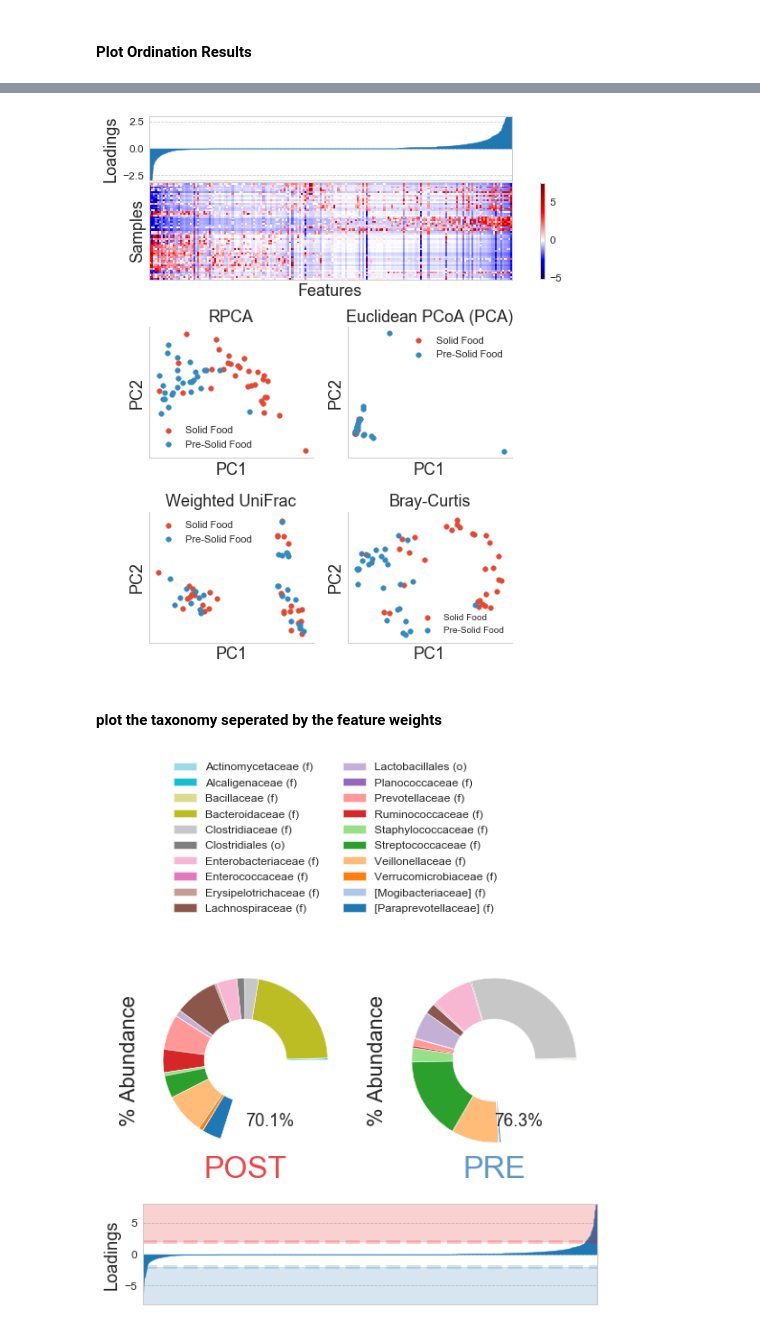
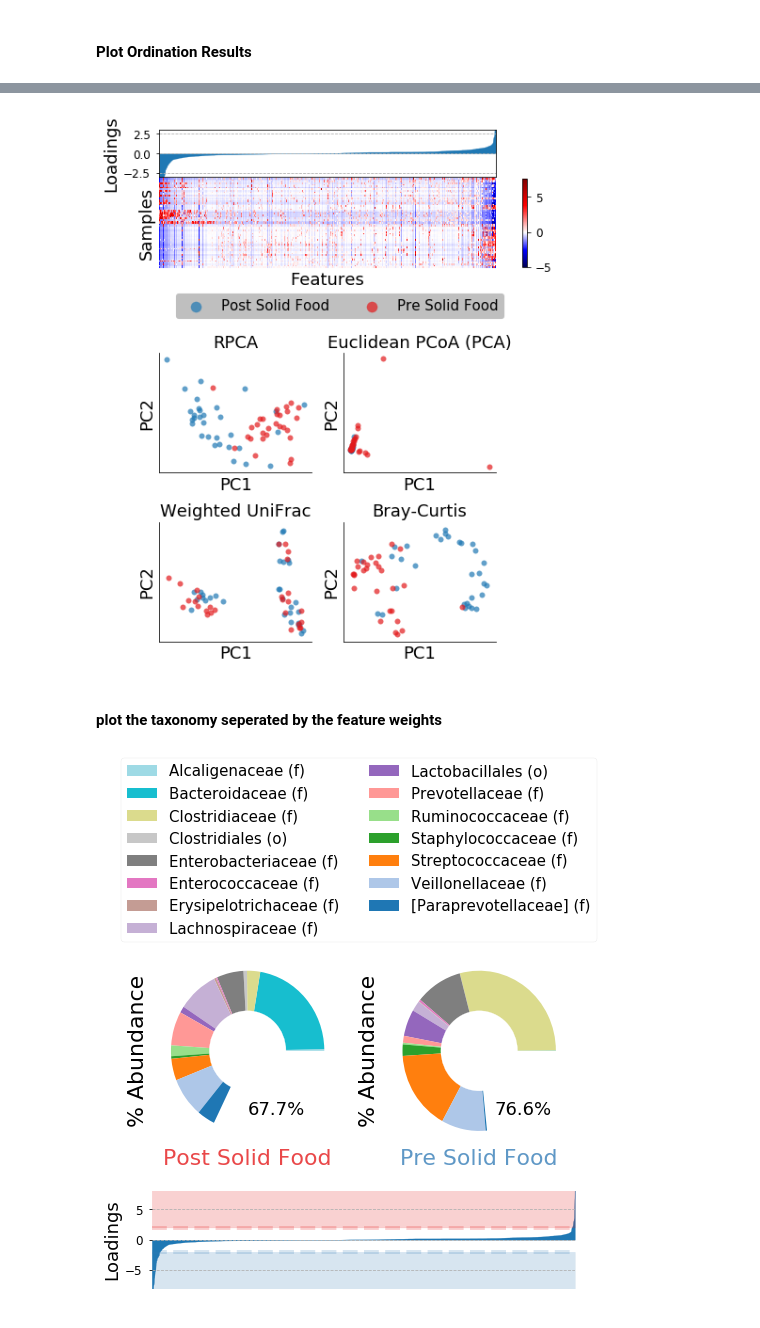
Before and after one commit to biocore/DEICODE, a Jupyter notebook: Examples/infant_gut.ipynb, the cells around one changed output, grey strips where cells are left out. Drawn from its saved outputs; the diff is of its cells as text; code cells hidden in the pictures.

```diff
--- a/Examples/infant_gut.ipynb
+++ b/Examples/infant_gut.ipynb
@@ -30,10 +30,6 @@ from gneiss.cluster import correlation_linkage
 %matplotlib inline
 # make the notebook readable
 from IPython.core.display import HTML
-plt.style.use('fivethirtyeight')
-plt.style.use('seaborn-white')
-plt.style.use('seaborn-darkgrid')
-plt.style.use('seaborn-paper')
 HTML("""<style>div.cell { /* Tunes the space between cells */margin-top:1em;margin-bottom:1em;}div.text_cell_render h1 { /* Main titles bigger, centered */
 font-size: 3em;line-height:1.4em;text-align:center;}
 div.text_cell_render h2 { /*  Parts names nearer from text */margin-bottom: -0.4em;}
@@ -70,8 +66,7 @@ taxonomy.columns=['kingdom', 'phylum', 'class', 'order',
 taxonomy['taxonomy'] = taxonomy[taxonomy.columns].apply(lambda x: ';'.join(x), axis=1)
 
 mappingdf=pd.read_table('data/infant/mapping.txt',index_col=0)
-#mappingdf.replace({'formula': {'TRUE': True, 'FALSE': False}},inplace=True)
-mappingdf.replace({'breastmilk': {'TRUE': 'Breast Milk', 'FALSE': 'No Breast Milk'}},inplace=True)
+mappingdf.replace({'solidfood': {'PRE': 'Pre Solid Food', 'POST': 'Post Solid Food'}},inplace=True)
 
 #match the tables
 otutabledf,mappingdf=match(otutabledf,mappingdf)
@@ -85,7 +80,7 @@ Now we can extract OTUs (features) that separate the gut across the introduction
 We want to see if solid food is an important category. We would also like to find out what pattern of OTUs best explain possible variation between life stages. In this case we use a rank of 2 because solid food has two possible classes; PRE or POST.
 # %%
 
-table_norm=rclr(center=False).fit_transform(otutabledf.copy())
+table_norm=rclr().fit_transform(otutabledf.copy())
 opt=OptSpace(rank=2,iteration=5,tol=1e-5).fit(table_norm)
 sample_loading=pd.DataFrame(opt.sample_weights,index=otutabledf.index)
 feature_loading=pd.DataFrame(opt.feature_weights,index=otutabledf.columns)
@@ -209,8 +172,7 @@ import matplotlib.colors as colors
 import matplotlib.gridspec as gridspec
 from matplotlib import ticker
 
-plt.style.use('ggplot')
-sns.set_style('whitegrid')
+plt.style.use('seaborn-paper')
 
 class MidpointNormalize(colors.Normalize):
     def __init__(self, vmin=None, vmax=None, midpoint=None, clip=False):
@@ -225,15 +187,15 @@ class MidpointNormalize(colors.Normalize):
 
 
 fig = plt.figure(figsize=(7, 10), facecolor='white')
-gs = gridspec.GridSpec(80, 60)
-ax_map = plt.subplot(gs[10:25, :55])
-ax_bar = plt.subplot(gs[0:10, :55])
-ax_cbar = plt.subplot(gs[10:25, 55:])
+gs = gridspec.GridSpec(85, 60)
+ax_map = plt.subplot(gs[8:23, :55])
+ax_bar = plt.subplot(gs[0:8, :55])
+ax_cbar = plt.subplot(gs[8:23, 55:])
 
-ax_raw_complete = plt.subplot(gs[32:52, :25])
-ax_raw_bray = plt.subplot(gs[32:52, 30:55])
-ax_raw_uni = plt.subplot(gs[60:80, :25])
-ax_raw_uni_un = plt.subplot(gs[60:80, 30:55])
+ax_raw_complete = plt.subplot(gs[37:57, :25])
+ax_raw_bray = plt.subplot(gs[37:57, 30:55])
+ax_raw_uni = plt.subplot(gs[65:85, :25])
+ax_raw_uni_un = plt.subplot(gs[65:85, 30:55])
 
 ind = np.arange(feature_loading.shape[0])
 ax_bar.stackplot(ind, feature_loading[0],color='#1f78b4',alpha=1)
@@ -247,7 +209,7 @@ ax_bar.set_ylabel('Loadings', fontsize=18)
 ax_bar.tick_params(labelsize=12)
 
 sorted_df = otutabledf.reindex(index=life_stage.index, columns=feature_loading.index)
-sorted_df = sorted_df.loc[:, sorted_df.sum(axis=0) > 50] #make clusters more evident
+sorted_df = sorted_df.loc[:, sorted_df.sum(axis=0) > 10] #make clusters more evident
 img = ax_map.imshow(clr(centralize(sorted_df+1)), aspect='auto',
                     norm=MidpointNormalize(midpoint=0.),
                     interpolation='nearest', cmap='seismic')
@@ -256,6 +218,10 @@ ax_map.set_xticks([])
 ax_map.set_yticks([])
 ax_map.set_xlabel('Features', fontsize=18)
 ax_map.set_ylabel('Samples', fontsize=18)
+ax_map.spines['right'].set_visible(False)
+ax_map.spines['top'].set_visible(False)
+ax_map.spines['bottom'].set_visible(False)
+ax_map.spines['left'].set_visible(False)
 ax_map.grid()
 
 cbar = fig.colorbar(img, ax=ax_cbar)
@@ -283,15 +249,15 @@ ax_raw_uni.set_title('Weighted UniFrac', fontsize=18)
 ax_raw_uni_un.set_title('Bray-Curtis', fontsize=18)
 ax_raw_complete.set_title('RPCA', fontsize=18)
 ax_raw_bray.set_title('Euclidean PCoA (PCA)', fontsize=18)
-ax_raw_complete.legend(loc='best',prop={'size':11})
-ax_raw_bray.legend(loc='best',prop={'size':11})
-ax_raw_uni.legend(loc='best',prop={'size':11})
-ax_raw_uni_un.legend(loc='best',prop={'size':10})
+
+ax_raw_uni_un.legend(loc=1,bbox_to_anchor=(1.1, 2.97),prop={'size':15},
+                     fancybox=True, framealpha=0.5,ncol=2
+                     , markerscale=2, facecolor="grey")
 
 fig.savefig('figures/figure3B.png',dpi=300, bbox_inches='tight',facecolor='white')
 plt.show()
 # %% [output]
-[figure, old version]
+[figure, new version]
 # %% [markdown]
 #### plot the taxonomy seperated by the feature weights
 # %%
@@ -326,41 +292,45 @@ ax_bar.set_ylim([-8, 8])
 ax_bar.grid(which='major', axis='both', linestyle='--')
 ax_bar.set_ylabel('Loadings', fontsize=18)
 ax_bar.tick_params(labelsize=12)
+ax_bar.spines['right'].set_visible(False)
+ax_bar.spines['top'].set_visible(False)
+ax_bar.spines['bottom'].set_visible(False)
+ax_bar.spines['left'].set_visible(False)
 
-locs=[(.0,-.8),(.0,-.8)]
+locs=[(.0,-.8),(.2,-.8)]
 percs=[str(x)[:4]+'%' for x in list(mean_abundances.sum())]
 for (count_,group_),ax,cols_ in zip(enumerate(mean_abundances.columns),
                              [ax_group1,ax_group2]
                                    ,['#e41a1c','#377eb8']):
     all_pie=mean_abundances.copy()
 
     all_pie[group_]=all_pie[group_]/100
 
     # Create a circle for the center of the plot
     my_circle=plt.Circle( (0,0), 0.5, color='white')
 
     all_pie[group_].T.plot.pie(ax=ax,
                                     labels=['' for x in mean_abundances[group_].values],
                                    colormap='tab20_r')
 
     ax.set_ylabel('% Abundance',fontsize=22)
     ax.add_artist(my_circle)
     ax.annotate(percs[count_], locs[count_],fontsize=18)
-    ax.set_title(group_,fontsize=32,y=-.10,color=cols_,alpha=.8)
+    ax.set_title(group_,fontsize=22,y=-.10,color=cols_,alpha=.8)
 
 ax_group1.legend(labels=all_pie.index,title=""
-                 , loc=2,prop={'size':12}
-                 ,bbox_to_anchor=(0.1, 2),
-                ncol=math.floor(np.sqrt(len(mean_abundances.index)))-2)
+                 , loc=2,prop={'size':15}
+                 ,bbox_to_anchor=(-0.2, 2),
+                ncol=math.floor(np.sqrt(len(mean_abundances.index)))-1)
 
 ax_legend.grid()
 ax_legend.set_xticks([])
 ax_legend.set_yticks([])
 ax_legend.axis('off')
 ax_legend.grid()
 ax_legend.set_xticks([])
 ax_legend.set_yticks([])
 fig.savefig('figures/figure4B.png',dpi=300, bbox_inches='tight',facecolor='white')
 plt.show()
 # %% [output]
-[figure, old version]
+[figure, new version]
```
Also changed, not shown: parts of 4 cells of this notebook, 11 other files.
